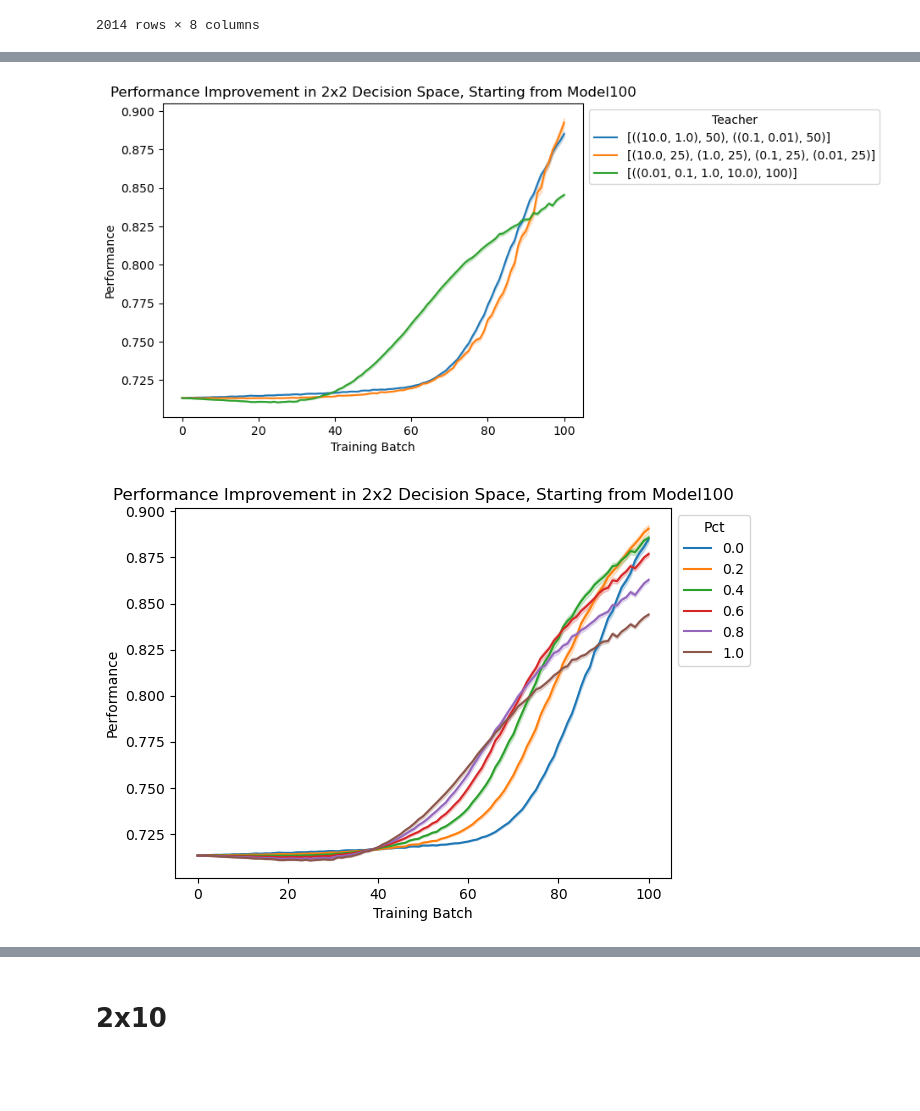
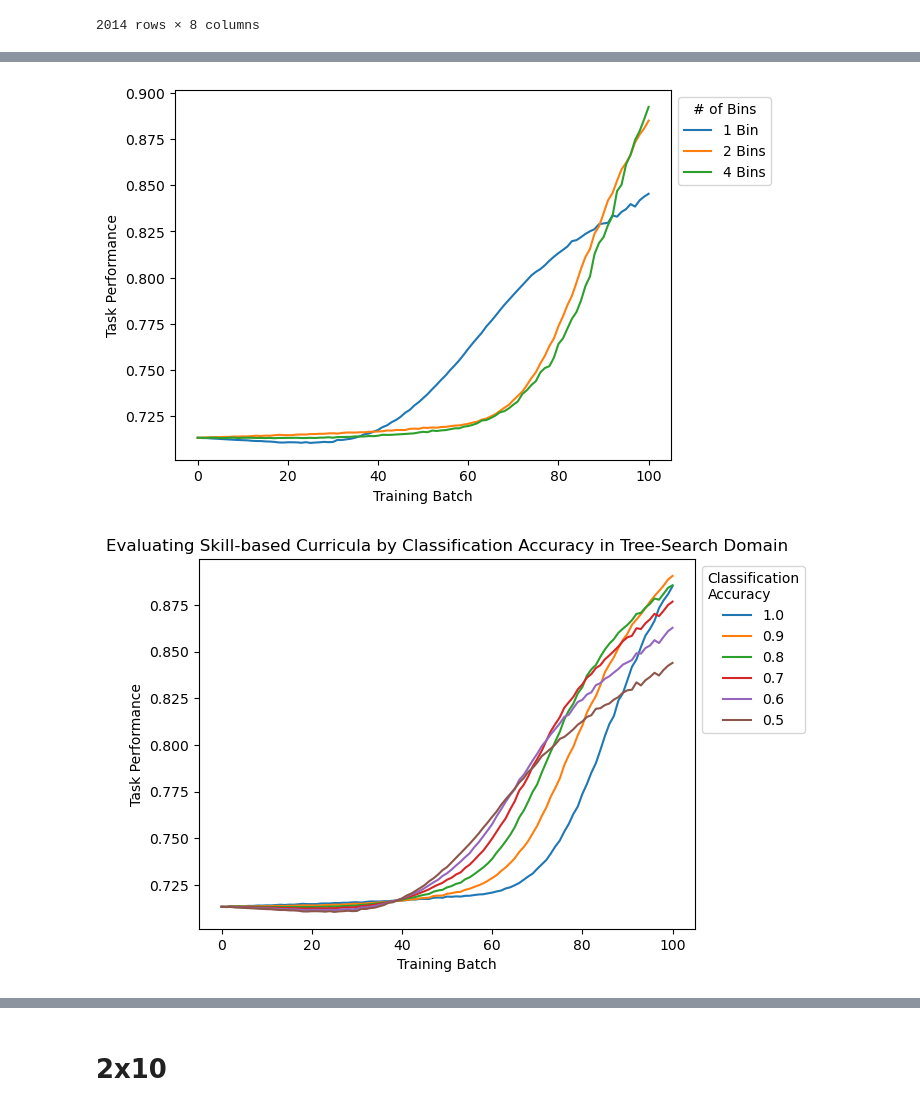
Before and after one commit to saumikn/gymnasium-test, a Jupyter notebook: tree.ipynb, the cells around one changed output, grey strips where cells are left out. Saved outputs shown, nothing was run; the diff lists cells and outputs as text; code cells hidden in the pictures; blank space fills up the shorter version.

Commit message:
updated tree code before new experiments

```diff
--- a/tree.ipynb
+++ b/tree.ipynb
@@ -594,0 +568,26 @@ with warnings.catch_warnings():
+# %%
+subs['one'] = [str([(k, int(v)) for k,v in i]) for i in [
+    [(0.010, nb)],
+    [(0.032, nb)],
+    [(0.100, nb*3)],
+    [(0.316, nb)],
+    [(1.000, nb)],
+    [(3.162, nb)],
+    [(10.000, nb)],
+]]
+
+df2 = df[df.Teacher.isin(subs['one'])]
+df2 = df2[df2.Batch <= 100]
+df2['Teacher'] = df2.Teacher.apply(lambda x: str(eval(x)[0][0]))
+df2 = df2.sort_values('Teacher', key=lambda x: x.astype(float))
+with warnings.catch_warnings():
+    warnings.simplefilter(action='ignore', category=FutureWarning)
+    ax = sns.lineplot(df2.rename(columns={'Teacher':'Data Skill'}), x='Batch', y='Perf', hue='Data Skill', errorbar=None)
+    sns.move_legend(ax, "upper left", bbox_to_anchor=(1, 1))
+    ax.set(
+        # title='Performance Improvement by Skill Level in Tree-Search Domain',
+        xlabel='Training Batch',
+        ylabel='Task Performance'
+    )
+plt.savefig('images/tree-1.1.pdf', bbox_inches='tight')
+plt.show()
@@ -595,37 +596,44 @@ with warnings.catch_warnings():
 # %%
 subs['two1'] = [str([(k, int(v)) for k,v in i]) for i in [
     [((0.010,0.100,1.000,10.00), nb)],
     [((10.00,1.000), nb//2), ((0.100,0.010), nb//2)],
     [(10.00, nb//4), (1.000, nb//4), (0.100, nb//4), (0.010, nb//4)],
 ]]
-df2 = df[df.Teacher.isin(subs['two1']) & (df.Pct == 0)]
+df2 = df[df.Teacher.isin(subs['two1']) & (df.Pct == 0)].copy()
+df2['Teacher'] = df2.Teacher.replace(dict(zip(df2.Teacher.unique(), ['2 Bins', '4 Bins', '1 Bin'])))
+df2 = df2.sort_values('Teacher')
 with warnings.catch_warnings():
     warnings.simplefilter(action='ignore', category=FutureWarning)
-    ax = sns.lineplot(df2, x='Batch', y='Perf', hue='Teacher', errorbar='se')
+    ax = sns.lineplot(df2.rename(columns={'Teacher':'# of Bins'}), x='Batch', y='Perf', hue='# of Bins', errorbar=None)
     sns.move_legend(ax, "upper left", bbox_to_anchor=(1, 1))
     ax.set(
-        title='Performance Improvement in 2x2 Decision Space, Starting from Model100',
+        # title='Evaluating Skill-based Curricula by Number of Bins in Tree-Search Domain',
         xlabel='Training Batch',
-        ylabel='Performance'
+        ylabel='Task Performance'
     )
+plt.savefig('images/tree-2.1.pdf', bbox_inches='tight')
+plt.show()
 # %% [output]
-[figure, old version]
+[figure, new version]
 # %%
 subs['two1'] = [str([(k, int(v)) for k,v in i]) for i in [
     [((10.00,1.000), nb//2), ((0.100,0.010), nb//2)],
 ]]
-df2 = df[df.Teacher.isin(subs['two1'])].astype({'Pct': 'str'})
+df2 = df[df.Teacher.isin(subs['two1'])].copy()
+df2['Pct'] = 1 - df2['Pct']/2
+df2 = df2.astype({'Pct': 'str'})
 with warnings.catch_warnings():
     warnings.simplefilter(action='ignore', category=FutureWarning)
-    ax = sns.lineplot(df2, x='Batch', y='Perf', hue='Pct', errorbar='se')
+    ax = sns.lineplot(df2.rename(columns={'Pct':'Classification\nAccuracy'}), x='Batch', y='Perf', hue='Classification\nAccuracy', errorbar=None)
     sns.move_legend(ax, "upper left", bbox_to_anchor=(1, 1))
     ax.set(
-        title='Performance Improvement in 2x2 Decision Space, Starting from Model100',
+        title='Evaluating Skill-based Curricula by Classification Accuracy in Tree-Search Domain',
         xlabel='Training Batch',
-        ylabel='Performance'
+        ylabel='Task Performance'
     )
+plt.savefig('images/tree-2.2.pdf', bbox_inches='tight')
 # %% [output]
-[figure, old version]
+[figure, new version]
 # %%
 def eval_three(k):
     df2_opt = []
```
Also changed, not shown: parts of 15 cells of this notebook, 1 other file.
